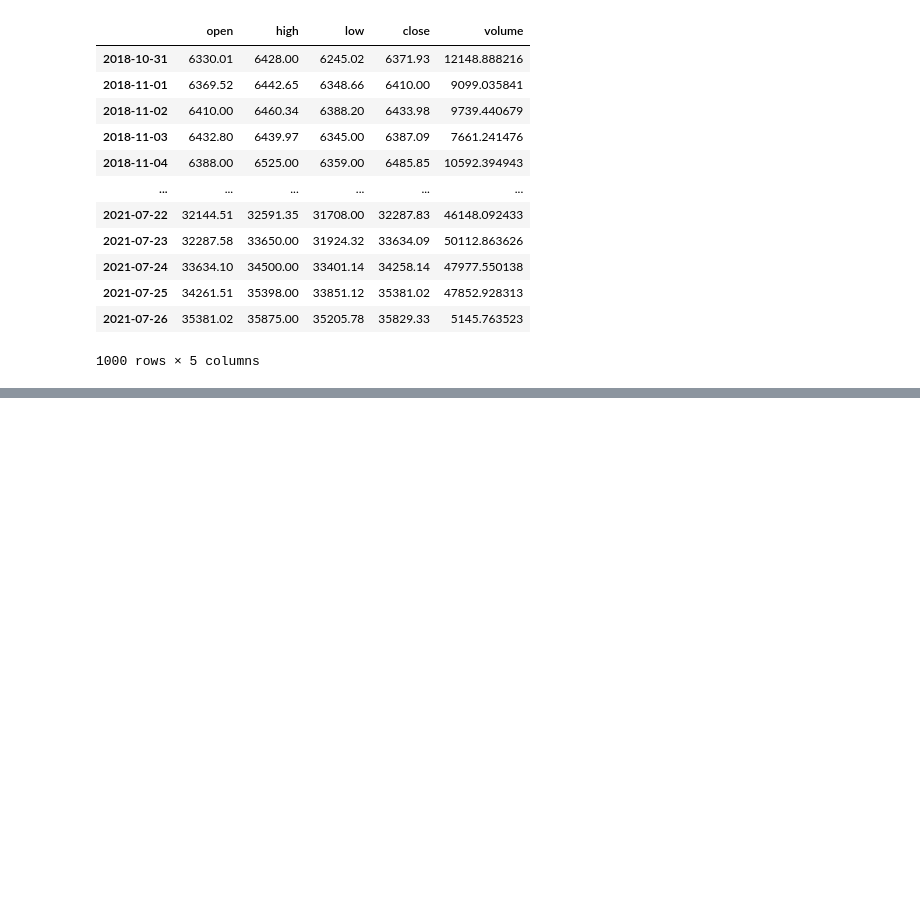
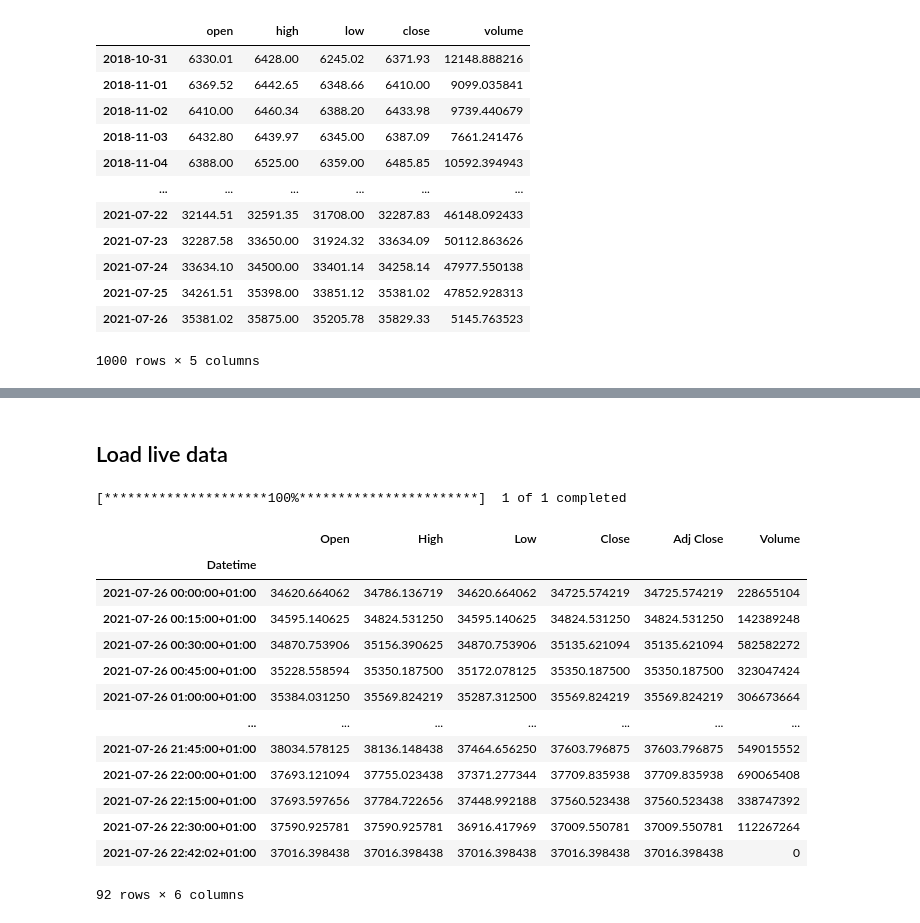
Before and after one commit to Tran-Thu-Le/share, a Jupyter notebook: Time_Series/Load_Bitcoin_Data.ipynb, the cells around one changed output, grey strips where cells are left out. Drawn from its saved outputs; the diff is of its cells as text; code cells hidden in the pictures; blank space fills up the shorter version.

```diff
--- a/Time_Series/Load_Bitcoin_Data.ipynb
+++ b/Time_Series/Load_Bitcoin_Data.ipynb
@@ -36,0 +59,21 @@ btc
+# %% [markdown]
+## Load live data
+# %%
+data = yf.download(tickers="BTC-USD", period="1d", interval="15m")
+data
+# %% [output]
+[*********************100%***********************]  1 of 1 completed
+|  | Open | High | Low | Close | Adj Close | Volume |
+| Datetime |  |  |  |  |  |  |
+| 2021-07-26 00:00:00+01:00 | 34620.664062 | 34786.136719 | 34620.664062 | 34725.574219 | 34725.574219 | 228655104 |
+| 2021-07-26 00:15:00+01:00 | 34595.140625 | 34824.531250 | 34595.140625 | 34824.531250 | 34824.531250 | 142389248 |
+| 2021-07-26 00:30:00+01:00 | 34870.753906 | 35156.390625 | 34870.753906 | 35135.621094 | 35135.621094 | 582582272 |
+| 2021-07-26 00:45:00+01:00 | 35228.558594 | 35350.187500 | 35172.078125 | 35350.187500 | 35350.187500 | 323047424 |
+| 2021-07-26 01:00:00+01:00 | 35384.031250 | 35569.824219 | 35287.312500 | 35569.824219 | 35569.824219 | 306673664 |
+| ... | ... | ... | ... | ... | ... | ... |
+| 2021-07-26 21:45:00+01:00 | 38034.578125 | 38136.148438 | 37464.656250 | 37603.796875 | 37603.796875 | 549015552 |
+| 2021-07-26 22:00:00+01:00 | 37693.121094 | 37755.023438 | 37371.277344 | 37709.835938 | 37709.835938 | 690065408 |
+| 2021-07-26 22:15:00+01:00 | 37693.597656 | 37784.722656 | 37448.992188 | 37560.523438 | 37560.523438 | 338747392 |
+| 2021-07-26 22:30:00+01:00 | 37590.925781 | 37590.925781 | 36916.417969 | 37009.550781 | 37009.550781 | 112267264 |
+| 2021-07-26 22:42:02+01:00 | 37016.398438 | 37016.398438 | 37016.398438 | 37016.398438 | 37016.398438 | 0 |
+92 rows × 6 columns
```
Also changed, not shown: parts of 5 cells of this notebook.
